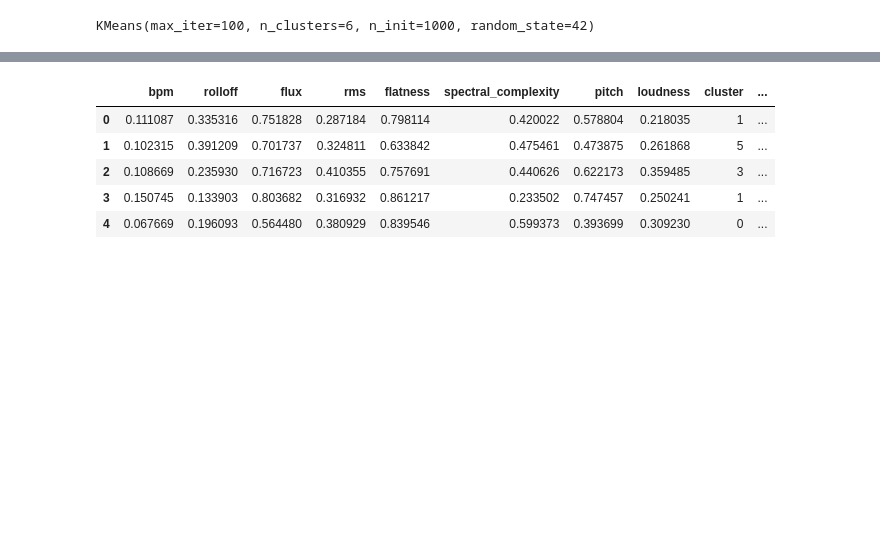
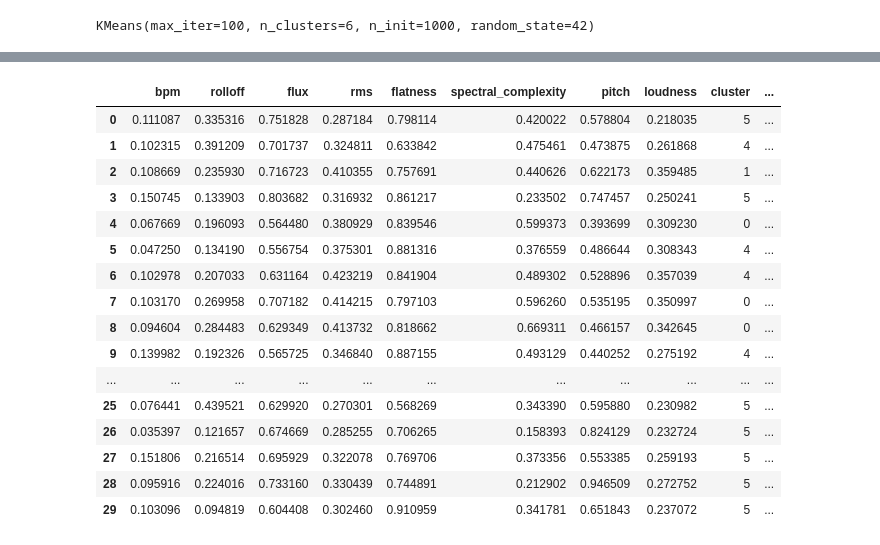
Before and after one commit to lorenzoalbani/dss, a Jupyter notebook: task 3/clustering.ipynb, the cells around one changed output, grey strips where cells are left out. Cells and saved outputs as stored; diff of their text form; code cells hidden in the pictures; blank space fills up the shorter version.

```diff
--- a/task 3/clustering.ipynb
+++ b/task 3/clustering.ipynb
@@ -25,9 +45,13 @@ json.head()
 | 3 | TR000004 | ART04205421 | CEO | Taxi B | Rosa Chemical | it | OKAY OKAY !! - EP | 8 | 3 | ... |
 | 4 | TR000005 | ART04205421 | LONDRA | Rkomi | Rosa Chemical | en | FOREVER AND EVER | 1 | 0 | ... |
 # %%
-features_to_keep = ['bpm', 'rolloff', 'flux', 'rms', 'flatness', 'spectral_complexity', 'pitch', 'loudness']
+# Droppo le colonne che non ci servono e lascio solo le feature acustiche per il clustering
+json_copy = json.copy()
 
-json_copy = json[features_to_keep].copy()
+json_copy.drop(columns=['id', 'id_artist', 'title', 'featured_artists', 'primary_artist', 'language', 'album', 'swear_IT', 'swear_EN',
+            'swear_IT_words', 'swear_EN_words', 'year', 'month', 'day', 'n_sentences', 'n_tokens', 'char_per_tok',
+              'avg_token_per_clause', 'album_name', 'album_release_date', 'album_type', 'disc_number', 'track_number',
+              'explicit', 'popularity', 'duration_ms', 'id_album', 'lyrics', 'streams@1month', 'yt_virality', 'original_id_bugged'], inplace=True)
 # %%
 json_copy.head()
 # %% [output]
@@ -70,22 +94,23 @@ Queste feature sono tipicamente estratte usando librerie come **librosa**, **Ess
 # %%
 columns = json_copy.columns
 
-# Prima del dropna/normalizzazione, salva gli indici originali delle righe valide
+# Identifica le righe senza valori nulli (maschera booleana)
 indici_validi = ~json_copy.isnull().any(axis=1)
+
+# Salva gli indici originali di quelle righe
 indici_orig = json_copy.index[indici_validi]
 
-# Uso la min-max normalization
+# Normalizza SOLO le righe valide
 scaler = MinMaxScaler()
 array_norm = scaler.fit_transform(json_copy.loc[indici_orig])
+
+# Crea il DataFrame normalizzato con gli indici originali
 json_norm = pd.DataFrame(array_norm, columns=columns, index=indici_orig)
 
-# Droppo le righe con valori nulli perchè non sono classificabili in una sottocategoria musicale e inoltre
-# il clustering non accetta valori nulli
-# Rimuove righe che contengono almeno un NaN
-array_norm = array_norm[~np.isnan(array_norm).any(axis=1)]
-
-# L'output della trasformazione è un array, quindi sotto ricreo il df (con il columns che mi sono salvato all'inizio)
-json_norm = pd.DataFrame(array_norm, columns=columns)
+# Fine! json_norm ha:
+# - Solo righe senza NaN
+# - Valori normalizzati [0, 1]
+# - Gli stessi indici del DataFrame originale 'json'
 
 json_norm.head()
 # %% [output]
@@ -143,7 +168,7 @@ fig.update_layout(title_text="OD: SSE and Silhouette Score",
 fig.show()
 # %%
 kmeans = KMeans(init='k-means++', n_clusters=6, n_init=1000, max_iter=100, random_state=42)
-kmeans.fit(array_norm)
+kmeans.fit(json_norm.values)
 # %% [output]
 KMeans(max_iter=100, n_clusters=6, n_init=1000, random_state=42)
 # %%
@@ -199,24 +224,35 @@ cluster
 # %%
 mood_labels = {
-    0: "Introspective Rap",
-    1: "Lo-Fi Hip Hop/Chill Rap",
+    0: "Trap/Drill",
+    1: "Club/Party Rap",
     2: "Cloud Rap/Experimental",
-    3: "Club/Party Rap",
-    4: "Trap/Drill",
-    5: "Boom Bap/Classic Hip Hop"
+    3: "Boom Bap/Classic Hip Hop",
+    4: "Lo-Fi Hip Hop/Chill Rap",
+    5: "Introspective Rap"
 }
 
 # Aggiungi le etichette al tuo DataFrame
 json_norm['mood'] = json_norm['cluster'].map(mood_labels)
 # %%
-json_norm.head()
+json_norm.head(30)
 # %% [output]
 |  | bpm | rolloff | flux | rms | flatness | spectral_complexity | pitch | loudness | cluster | ... |
-| 0 | 0.111087 | 0.335316 | 0.751828 | 0.287184 | 0.798114 | 0.420022 | 0.578804 | 0.218035 | 1 | ... |
-| 1 | 0.102315 | 0.391209 | 0.701737 | 0.324811 | 0.633842 | 0.475461 | 0.473875 | 0.261868 | 5 | ... |
-| 2 | 0.108669 | 0.235930 | 0.716723 | 0.410355 | 0.757691 | 0.440626 | 0.622173 | 0.359485 | 3 | ... |
-| 3 | 0.150745 | 0.133903 | 0.803682 | 0.316932 | 0.861217 | 0.233502 | 0.747457 | 0.250241 | 1 | ... |
+| 0 | 0.111087 | 0.335316 | 0.751828 | 0.287184 | 0.798114 | 0.420022 | 0.578804 | 0.218035 | 5 | ... |
+| 1 | 0.102315 | 0.391209 | 0.701737 | 0.324811 | 0.633842 | 0.475461 | 0.473875 | 0.261868 | 4 | ... |
+| 2 | 0.108669 | 0.235930 | 0.716723 | 0.410355 | 0.757691 | 0.440626 | 0.622173 | 0.359485 | 1 | ... |
+| 3 | 0.150745 | 0.133903 | 0.803682 | 0.316932 | 0.861217 | 0.233502 | 0.747457 | 0.250241 | 5 | ... |
 | 4 | 0.067669 | 0.196093 | 0.564480 | 0.380929 | 0.839546 | 0.599373 | 0.393699 | 0.309230 | 0 | ... |
+| 5 | 0.047250 | 0.134190 | 0.556754 | 0.375301 | 0.881316 | 0.376559 | 0.486644 | 0.308343 | 4 | ... |
+| 6 | 0.102978 | 0.207033 | 0.631164 | 0.423219 | 0.841904 | 0.489302 | 0.528896 | 0.357039 | 4 | ... |
+| 7 | 0.103170 | 0.269958 | 0.707182 | 0.414215 | 0.797103 | 0.596260 | 0.535195 | 0.350997 | 0 | ... |
+| 8 | 0.094604 | 0.284483 | 0.629349 | 0.413732 | 0.818662 | 0.669311 | 0.466157 | 0.342645 | 0 | ... |
+| 9 | 0.139982 | 0.192326 | 0.565725 | 0.346840 | 0.887155 | 0.493129 | 0.440252 | 0.275192 | 4 | ... |
+| ... | ... | ... | ... | ... | ... | ... | ... | ... | ... | ... |
+| 25 | 0.076441 | 0.439521 | 0.629920 | 0.270301 | 0.568269 | 0.343390 | 0.595880 | 0.230982 | 5 | ... |
+| 26 | 0.035397 | 0.121657 | 0.674669 | 0.285255 | 0.706265 | 0.158393 | 0.824129 | 0.232724 | 5 | ... |
+| 27 | 0.151806 | 0.216514 | 0.695929 | 0.322078 | 0.769706 | 0.373356 | 0.553385 | 0.259193 | 5 | ... |
+| 28 | 0.095916 | 0.224016 | 0.733160 | 0.330439 | 0.744891 | 0.212902 | 0.946509 | 0.272752 | 5 | ... |
+| 29 | 0.103096 | 0.094819 | 0.604408 | 0.302460 | 0.910959 | 0.341781 | 0.651843 | 0.237072 | 5 | ... |
 # %%
 json_finale = json.join(json_norm[['mood']], how='left')
 # %%
```
Also changed, not shown: parts of 9 cells of this notebook, 8 other files.
